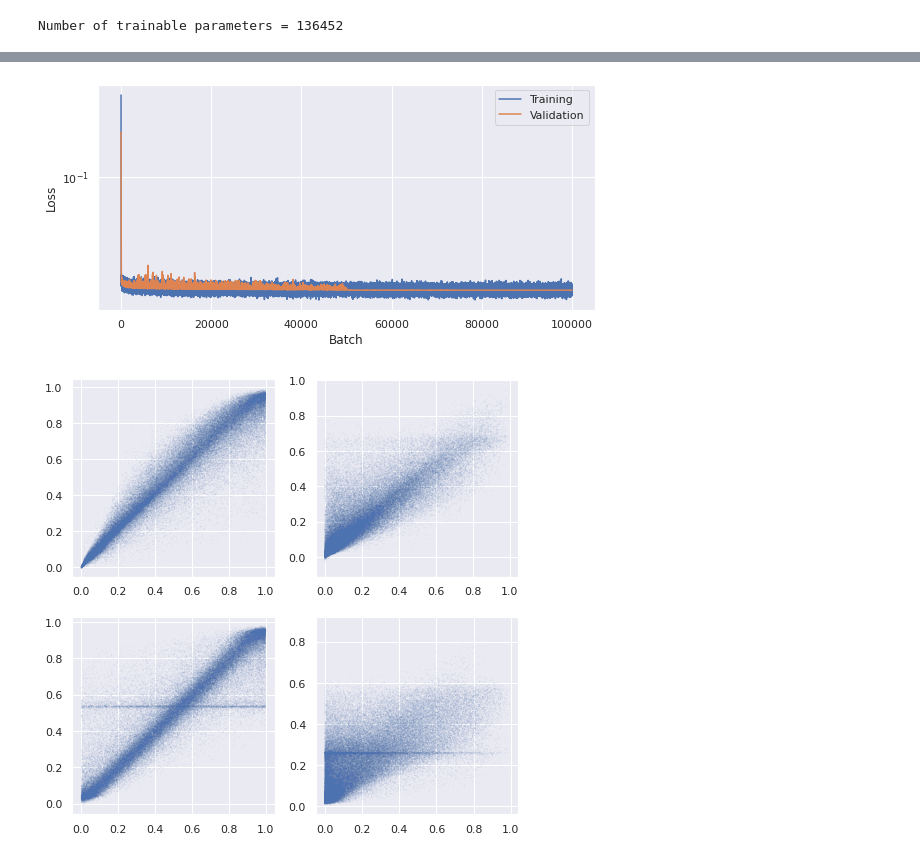
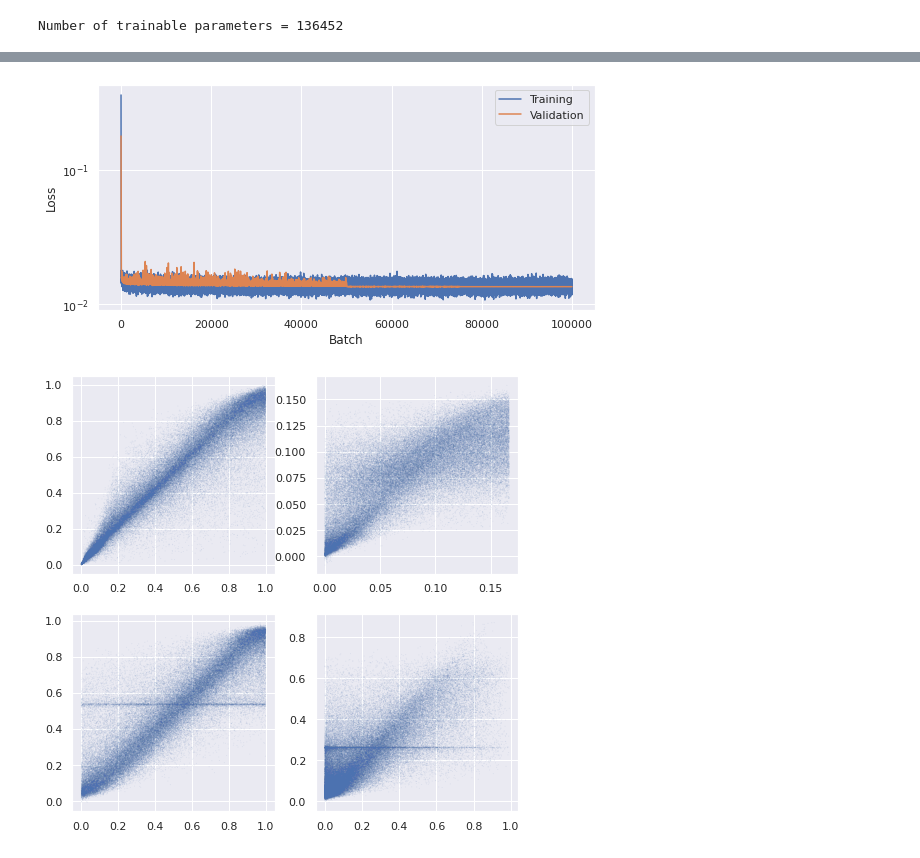
Before and after one commit to kerkelae/mniscnn, a Jupyter notebook: train_mlp_neural_soma.ipynb, the cells around one changed output, grey strips where cells are left out. Saved outputs shown, nothing was run; the diff lists cells and outputs as text; code cells hidden in the pictures.

```diff
--- a/train_mlp_neural_soma.ipynb
+++ b/train_mlp_neural_soma.ipynb
@@ -153,7 +153,7 @@ n_iter = int(1e4)
 
 torch.random.manual_seed(123)
 val_ds_1 = torch.rand(n_val) * 3
-val_ds_2 = torch.rand(n_val) * val_ds_1
+val_ds_2 = torch.rand(n_val) * val_ds_1.clip(0, 0.5)
 val_fs_1 = torch.rand(n_val)
 val_fs_2 = torch.rand(n_val) * (1 - val_fs_1)
 val_odfs_sh = torch.tensor(np.loadtxt("data/val-subject/odfs_sh.txt")).float()
@@ -261,7 +261,7 @@ for batch in range(n_batches):
 
     torch.random.manual_seed(batch)
     random_ds_1 = torch.rand(batch_size) * 3
-    random_ds_2 = torch.rand(batch_size) * random_ds_1
+    random_ds_2 = torch.rand(batch_size) * random_ds_1.clip(0, 0.5)
     random_fs_1 = torch.rand(batch_size)
     random_fs_2 = torch.rand(batch_size) * (1 - random_fs_1)
 
@@ -386,2 +386,2 @@ training took 0.82 h
-[figure, old version]
+[figure, new version]
-[figure, old version]
+[figure, new version]
```
Also changed, not shown: parts of 3 cells of this notebook, 1 other file.
